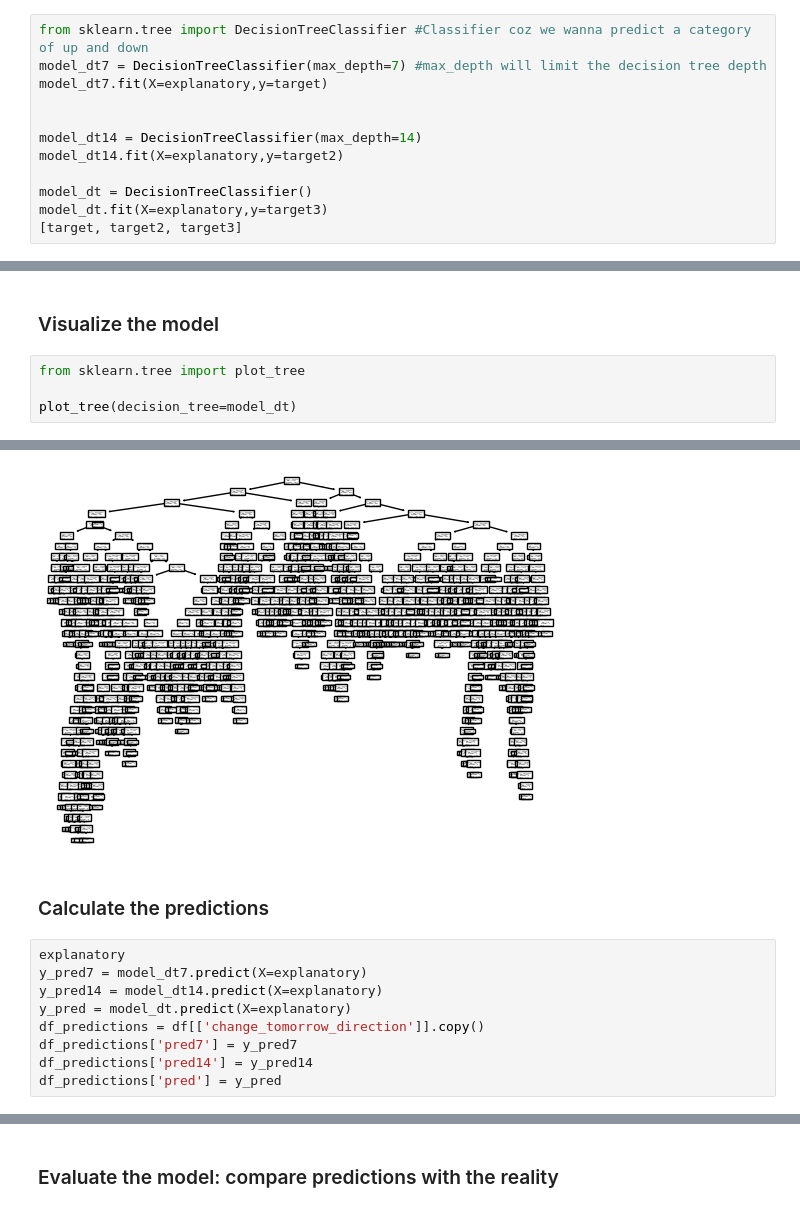
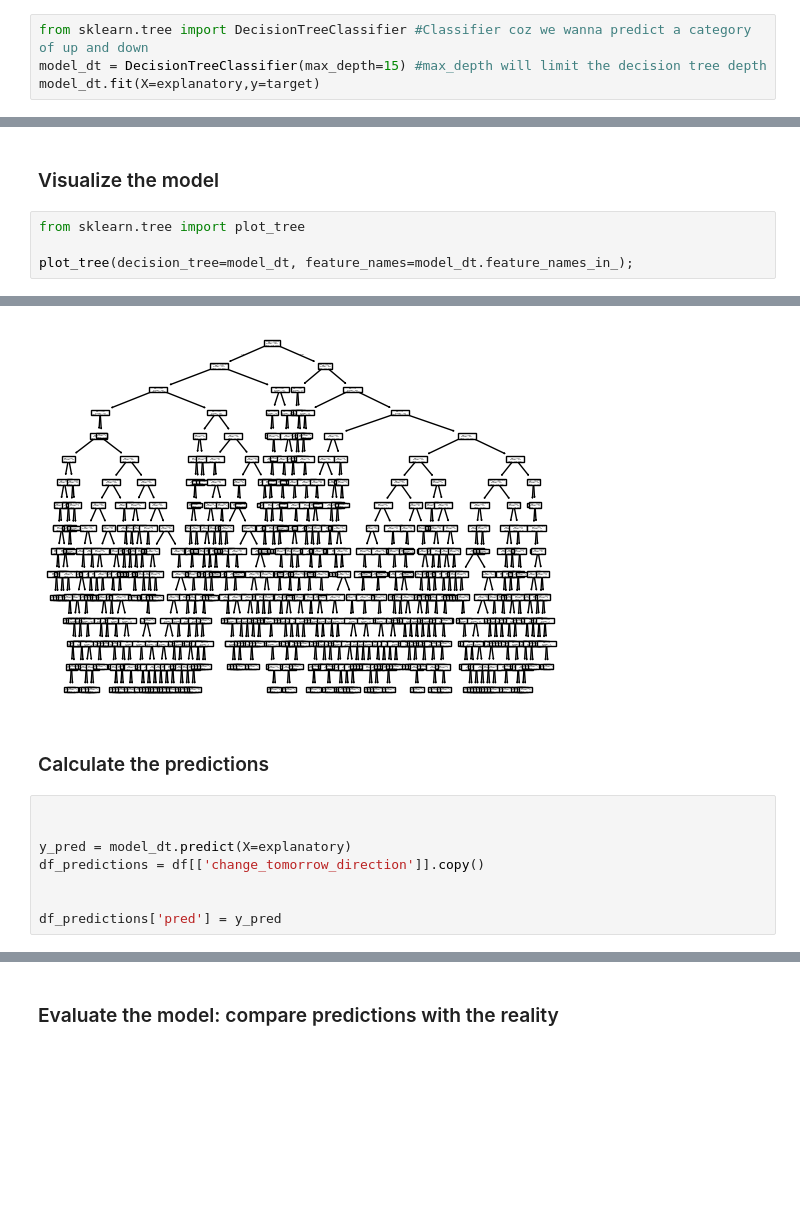
Before and after one commit to ta1k5ick/practical-python-for-algorithmic-trading-4403633, a Jupyter notebook: notebooks-course/02A_Machine Learning Classification Model.ipynb, the cells around one changed output, grey strips where cells are left out. Cells and saved outputs as stored; diff of their text form; blank space fills up the shorter version.

```diff
--- a/notebooks-course/02A_Machine Learning Classification Model.ipynb
+++ b/notebooks-course/02A_Machine Learning Classification Model.ipynb
@@ -67,14 +60,6 @@ explanatory
 The following Python code will compute the numbers of the mathematical equation that we will use to calculate if the ticker goes UP or DOWN.
 # %%
 from sklearn.tree import DecisionTreeClassifier #Classifier coz we wanna predict a category of up and down
-model_dt7 = DecisionTreeClassifier(max_depth=7) #max_depth will limit the decision tree depth
-model_dt7.fit(X=explanatory,y=target)
-
-
-model_dt14 = DecisionTreeClassifier(max_depth=14)
-model_dt14.fit(X=explanatory,y=target2)
-
-model_dt = DecisionTreeClassifier()
-model_dt.fit(X=explanatory,y=target3)
-[target, target2, target3]
+model_dt = DecisionTreeClassifier(max_depth=15) #max_depth will limit the decision tree depth
+model_dt.fit(X=explanatory,y=target)
 # %% [output]
@@ -100,5 +69,5 @@ model_dt.fit(X=explanatory,y=target3)
 # %%
 from sklearn.tree import plot_tree
 
-plot_tree(decision_tree=model_dt)
+plot_tree(decision_tree=model_dt, feature_names=model_dt.feature_names_in_);
 # %% [output]
@@ -122,13 +74,12 @@ plot_tree(decision_tree=model_dt)
-[figure, old version]
+[figure, new version]
 # %% [markdown]
 ### Calculate the predictions
 # %%
-explanatory
-y_pred7 = model_dt7.predict(X=explanatory)
-y_pred14 = model_dt14.predict(X=explanatory)
+
+
 y_pred = model_dt.predict(X=explanatory)
 df_predictions = df[['change_tomorrow_direction']].copy()
-df_predictions['pred7'] = y_pred7
-df_predictions['pred14'] = y_pred14
+
+
 df_predictions['pred'] = y_pred
 # %%
```
Also changed, not shown: parts of 9 cells of this notebook, 19 other files.
